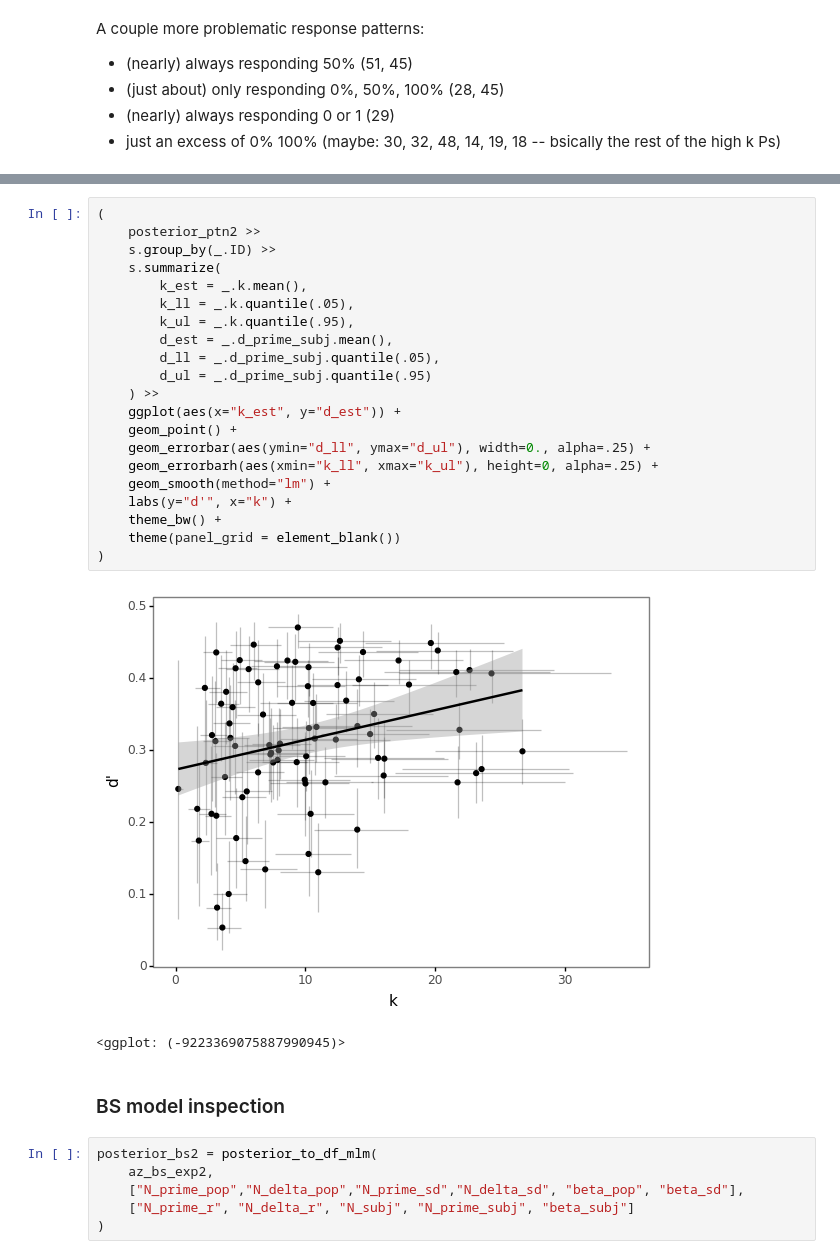
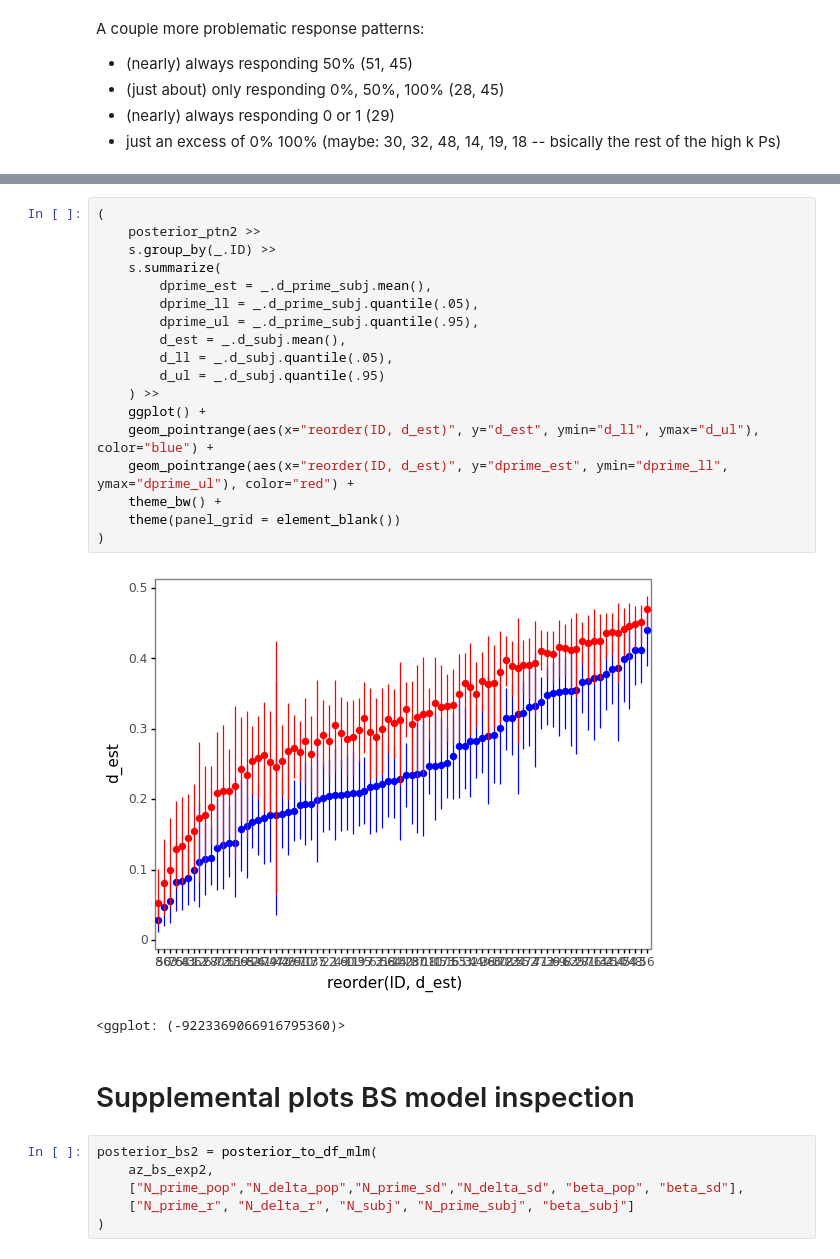
Before and after one commit to derekpowell/bayesian-sampler, a Jupyter notebook: fit-trial-models.ipynb, the cells around one changed output, grey strips where cells are left out. Saved outputs shown, nothing was run; the diff lists cells and outputs as text.

```diff
--- a/fit-trial-models.ipynb
+++ b/fit-trial-models.ipynb
@@ -541,29 +754,26 @@ Per the plots below, estimates of $k$ fall between about 3 and 30 for experiment
 # %%
 (
     posterior_ptn2 >>
     s.group_by(_.ID) >>
     s.summarize(
-        k_est = _.k.mean(),
-        k_ll = _.k.quantile(.05),
-        k_ul = _.k.quantile(.95),
-        d_est = _.d_prime_subj.mean(),
-        d_ll = _.d_prime_subj.quantile(.05),
-        d_ul = _.d_prime_subj.quantile(.95)
+        dprime_est = _.d_prime_subj.mean(),
+        dprime_ll = _.d_prime_subj.quantile(.05),
+        dprime_ul = _.d_prime_subj.quantile(.95),
+        d_est = _.d_subj.mean(),
+        d_ll = _.d_subj.quantile(.05),
+        d_ul = _.d_subj.quantile(.95)
     ) >>
-    ggplot(aes(x="k_est", y="d_est")) +
-    geom_point() +
-    geom_errorbar(aes(ymin="d_ll", ymax="d_ul"), width=0., alpha=.25) +
-    geom_errorbarh(aes(xmin="k_ll", xmax="k_ul"), height=0, alpha=.25) +
-    geom_smooth(method="lm") +
-    labs(y="d'", x="k") +
+    ggplot() +
+    geom_pointrange(aes(x="reorder(ID, d_est)", y="d_est", ymin="d_ll", ymax="d_ul"), color="blue") +
+    geom_pointrange(aes(x="reorder(ID, d_est)", y="dprime_est", ymin="dprime_ll", ymax="dprime_ul"), color="red") +
     theme_bw() +
     theme(panel_grid = element_blank())
 )
 # %% [output]
-[figure, old version]
+[figure, new version]
-<ggplot: (-9223369075887990945)>
+<ggplot: (-9223369066916795360)>
 # %% [markdown]
-### BS model inspection
+# Supplemental plots BS model inspection
 # %%
 posterior_bs2 = posterior_to_df_mlm(
     az_bs_exp2,
```
Also changed, not shown: parts of 34 cells of this notebook, 3 other files.
